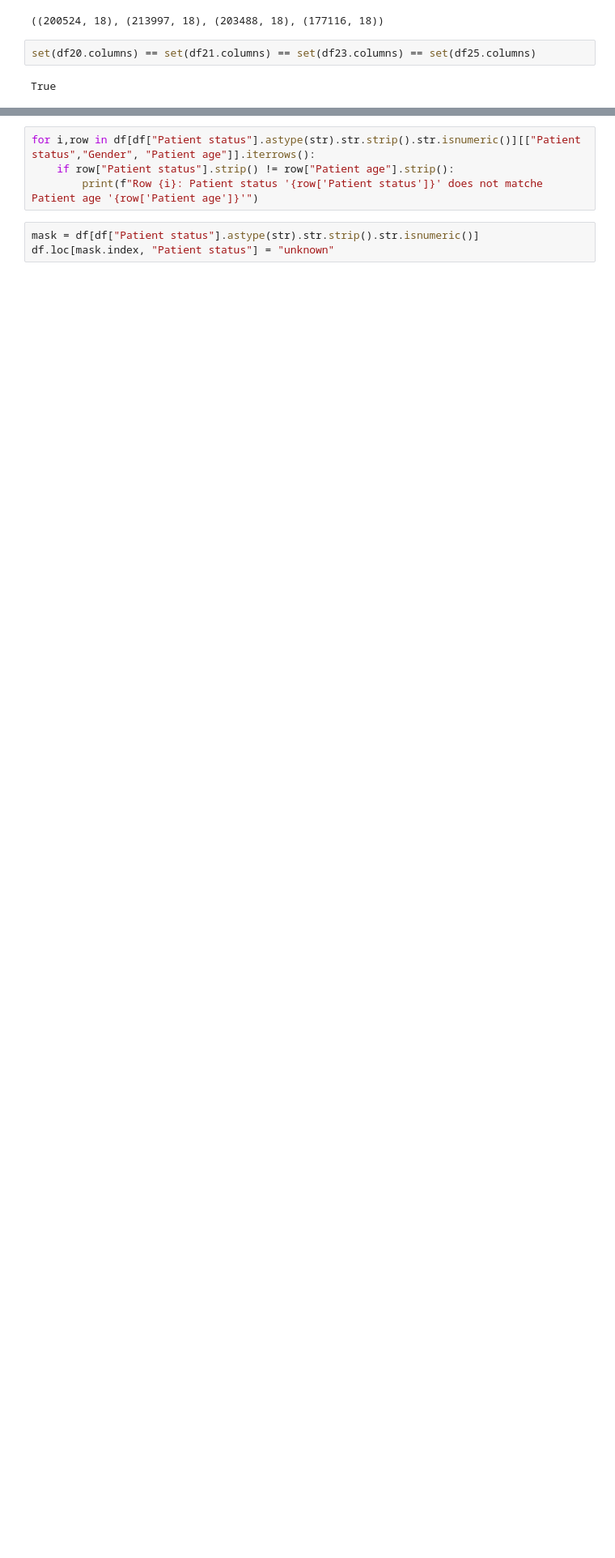
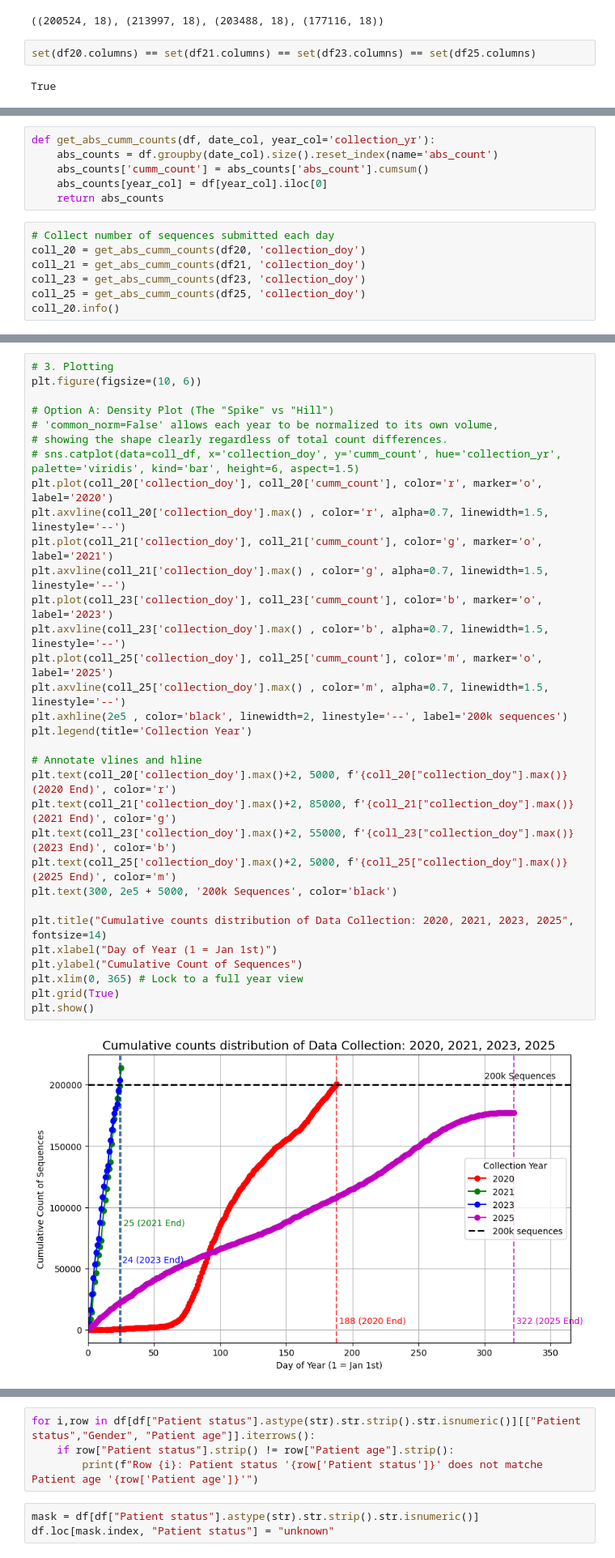
Before and after one commit to ASudu/EpiCoV_Summer25, a Jupyter notebook: src/compare_years.ipynb, the cells around one changed output, grey strips where cells are left out. Shown at 81% size. Saved outputs shown, nothing was run; the diff lists cells and outputs as text; blank space fills up the shorter version.

```diff
--- a/src/compare_years.ipynb
+++ b/src/compare_years.ipynb
@@ -29,0 +67,13 @@ True
+# %%
+def get_abs_cumm_counts(df, date_col, year_col='collection_yr'):
+    abs_counts = df.groupby(date_col).size().reset_index(name='abs_count')
+    abs_counts['cumm_count'] = abs_counts['abs_count'].cumsum()
+    abs_counts[year_col] = df[year_col].iloc[0]
+    return abs_counts
+# %%
+# Collect number of sequences submitted each day
+coll_20 = get_abs_cumm_counts(df20, 'collection_doy')
+coll_21 = get_abs_cumm_counts(df21, 'collection_doy')
+coll_23 = get_abs_cumm_counts(df23, 'collection_doy')
+coll_25 = get_abs_cumm_counts(df25, 'collection_doy')
+coll_20.info()
@@ -80,0 +126,34 @@ memory usage: 127.4+ MB
+# %%
+# 3. Plotting
+plt.figure(figsize=(10, 6))
+
+# Option A: Density Plot (The "Spike" vs "Hill")
+# 'common_norm=False' allows each year to be normalized to its own volume,
+# showing the shape clearly regardless of total count differences.
+# sns.catplot(data=coll_df, x='collection_doy', y='cumm_count', hue='collection_yr', palette='viridis', kind='bar', height=6, aspect=1.5)
+plt.plot(coll_20['collection_doy'], coll_20['cumm_count'], color='r', marker='o', label='2020')
+plt.axvline(coll_20['collection_doy'].max() , color='r', alpha=0.7, linewidth=1.5, linestyle='--')
+plt.plot(coll_21['collection_doy'], coll_21['cumm_count'], color='g', marker='o', label='2021')
+plt.axvline(coll_21['collection_doy'].max() , color='g', alpha=0.7, linewidth=1.5, linestyle='--')
+plt.plot(coll_23['collection_doy'], coll_23['cumm_count'], color='b', marker='o', label='2023')
+plt.axvline(coll_23['collection_doy'].max() , color='b', alpha=0.7, linewidth=1.5, linestyle='--')
+plt.plot(coll_25['collection_doy'], coll_25['cumm_count'], color='m', marker='o', label='2025')
+plt.axvline(coll_25['collection_doy'].max() , color='m', alpha=0.7, linewidth=1.5, linestyle='--')
+plt.axhline(2e5 , color='black', linewidth=2, linestyle='--', label='200k sequences')
+plt.legend(title='Collection Year')
+
+# Annotate vlines and hline
+plt.text(coll_20['collection_doy'].max()+2, 5000, f'{coll_20["collection_doy"].max()} (2020 End)', color='r')
+plt.text(coll_21['collection_doy'].max()+2, 85000, f'{coll_21["collection_doy"].max()} (2021 End)', color='g')
+plt.text(coll_23['collection_doy'].max()+2, 55000, f'{coll_23["collection_doy"].max()} (2023 End)', color='b')
+plt.text(coll_25['collection_doy'].max()+2, 5000, f'{coll_25["collection_doy"].max()} (2025 End)', color='m')
+plt.text(300, 2e5 + 5000, '200k Sequences', color='black')
+
+plt.title("Cumulative counts distribution of Data Collection: 2020, 2021, 2023, 2025", fontsize=14)
+plt.xlabel("Day of Year (1 = Jan 1st)")
+plt.ylabel("Cumulative Count of Sequences")
+plt.xlim(0, 365) # Lock to a full year view
+plt.grid(True)
+plt.show()
+# %% [output]
+[figure, added]
```
Also changed, not shown: parts of 24 cells of this notebook, 15 other files.
